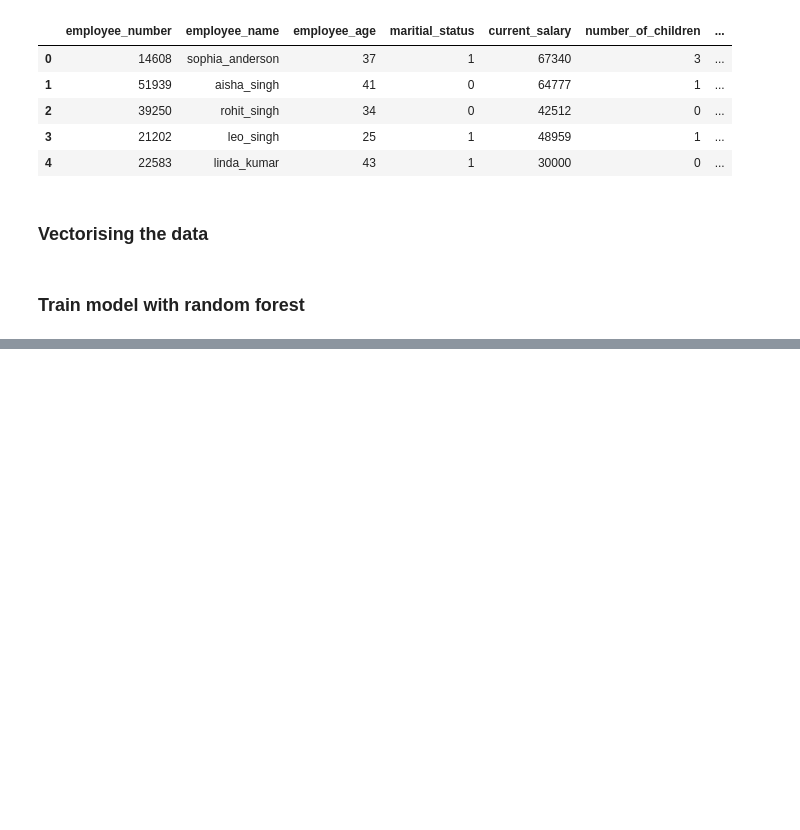
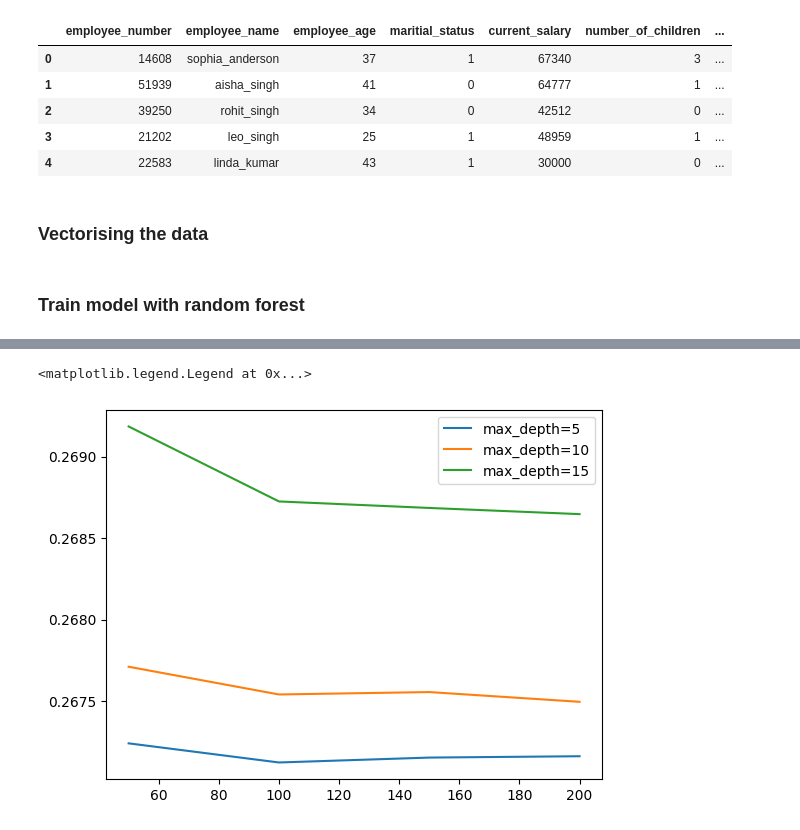
Before and after one commit to moeinforoughi/Employee_Satisfaction_Prediction, a Jupyter notebook: notebook.ipynb, the cells around one changed output, grey strips where cells are left out. Saved outputs shown, nothing was run; the diff lists cells and outputs as text; code cells hidden in the pictures; blank space fills up the shorter version.

```diff
--- a/notebook.ipynb
+++ b/notebook.ipynb
@@ -238,12 +242,13 @@ X_test = dv.transform(test_dicts)
 # %% [markdown]
 <h3>Train model with random forest</h3>
 # %%
+from tqdm import tqdm
+
 scores = []
 for d in [5, 10, 15]:
-    for n in range(10, 201, 10):
+    for n in tqdm([50, 100, 150, 200], desc=f"max_depth={d}"):
         rf = RandomForestRegressor(n_estimators=n, max_depth=d, random_state=1, n_jobs=-1)
-        rf.fit(X_train,y_train)
-
+        rf.fit(X_train, y_train)
         y_pred = rf.predict(X_val)
         result = rmse(y_val, y_pred)
         scores.append((d, n, result))
@@ -252,4 +255,4 @@ KeyboardInterrupt:
 # %%
-columns = ['max_depth', 'n_estimators', 'auc']
+columns = ['max_depth', 'n_estimators', 'result']
 df_scores = pd.DataFrame(scores, columns=columns)
 df_scores.head()
@@ -255,0 +266,9 @@ df_scores.head()
+# %%
+for d in [5, 10, 15]:
+    df_subset = df_scores[df_scores.max_depth == d]
+    plt.plot(df_subset.n_estimators, df_subset.result, label='max_depth=%d' %d)
+
+plt.legend()
+# %% [output]
+<matplotlib.legend.Legend at 0x...>
+[figure, added]
```
Also changed, not shown: parts of 3 cells of this notebook, 1 other file.
